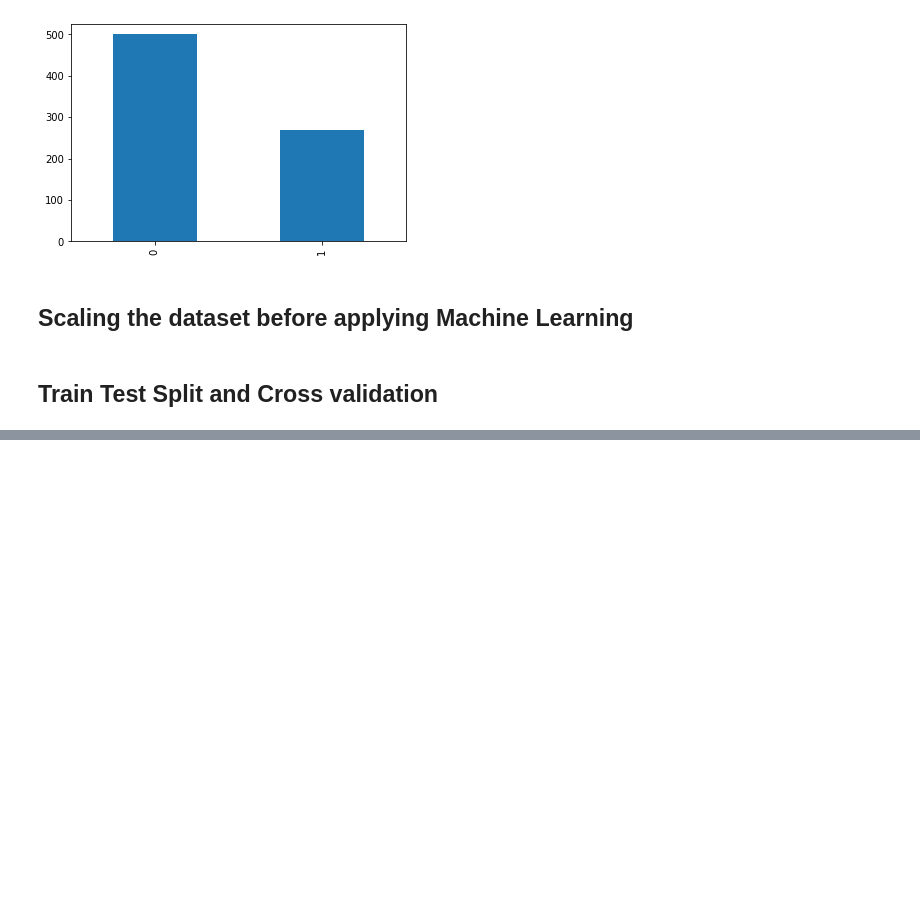
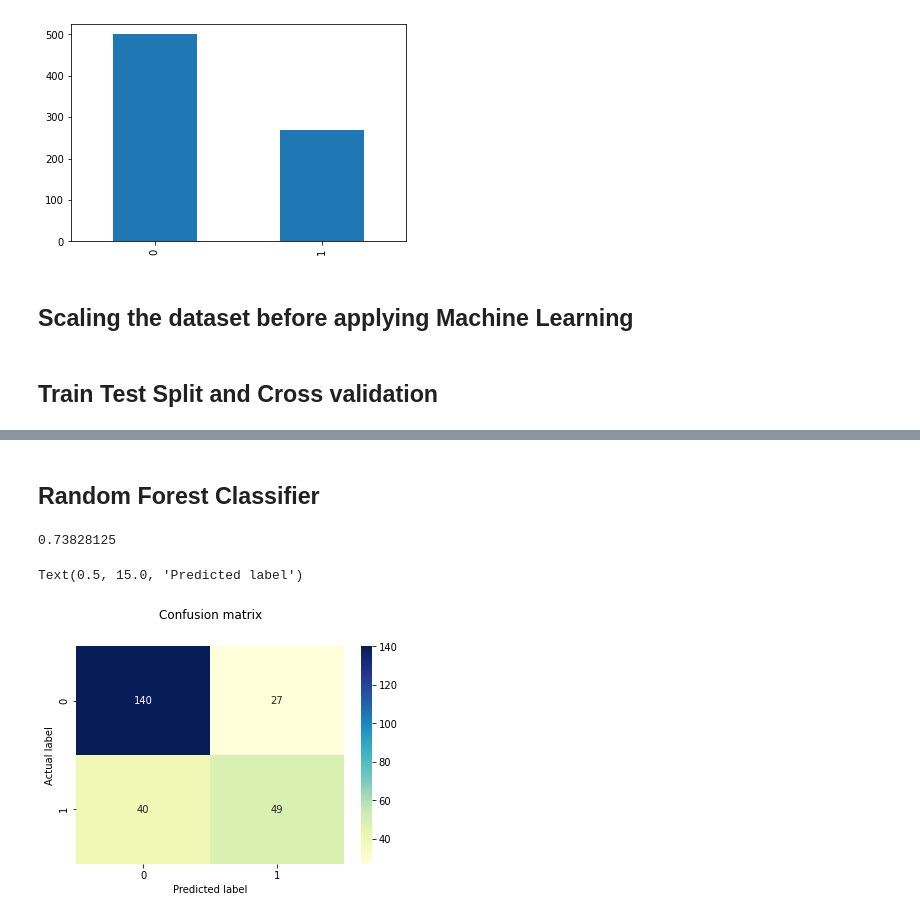
Before and after one commit to tkmanabat/diabetes-detection, a Jupyter notebook: modelTrain.ipynb, the cells around one changed output, grey strips where cells are left out. Drawn from its saved outputs; the diff is of its cells as text; code cells hidden in the pictures; blank space fills up the shorter version.

```diff
--- a/modelTrain.ipynb
+++ b/modelTrain.ipynb
@@ -77,0 +158,20 @@ X_train,X_test,y_train,Y_test=train_test_split(X,y,test_size=1/3, random_state=4
+# %% [markdown]
+## Random Forest Classifier
+# %%
+RF=RandomForestClassifier(criterion='gini',min_samples_leaf=1,min_samples_split=10,n_estimators=100,max_features='auto',oob_score=True,random_state=1,n_jobs=-1)
+
+RF.fit(X_train,y_train)
+RF.score(X_test,y_test)
+# %% [output]
+0.73828125
+# %%
+y_pred = RF.predict(X_test)
+from sklearn import metrics
+cnf_matrix = metrics.confusion_matrix(y_test, y_pred)
+p = sns.heatmap(pd.DataFrame(cnf_matrix), annot=True, cmap="YlGnBu" ,fmt='g')
+plt.title('Confusion matrix', y=1.1)
+plt.ylabel('Actual label')
+plt.xlabel('Predicted label')
+# %% [output]
+Text(0.5, 15.0, 'Predicted label')
+[figure, added]
```
Also changed, not shown: parts of 16 cells of this notebook, 4 other files.
